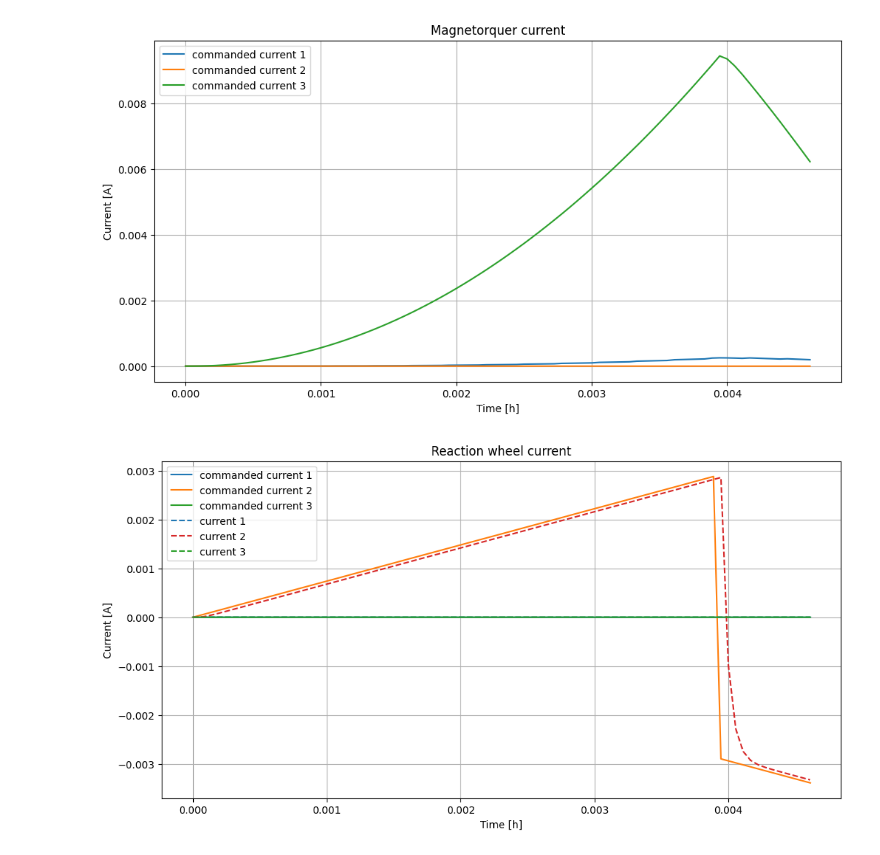
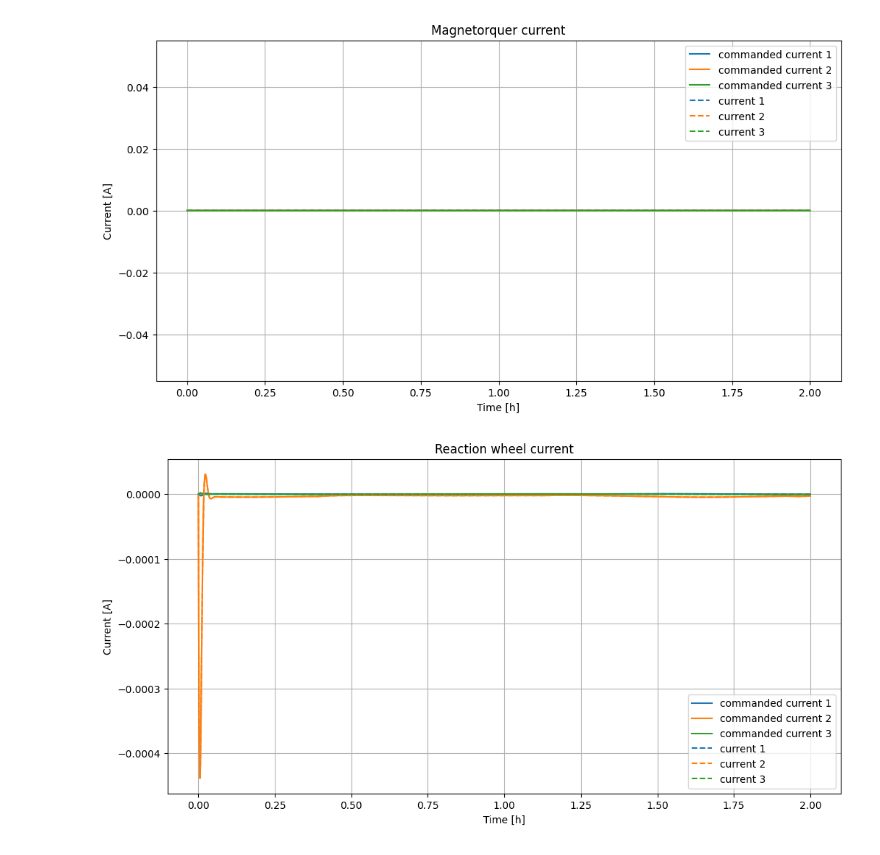
Before and after one commit to maxi-fr/adaptive-satellite-control, a Jupyter notebook: src/analysis.ipynb, the cells around one changed output. Saved outputs shown, nothing was run; the diff lists cells and outputs as text; code cells hidden in the pictures.

```diff
--- a/src/analysis.ipynb
+++ b/src/analysis.ipynb
@@ -6,9 +6,8 @@ import os
 import glob
 from scipy.spatial.transform import Rotation as R
 
-%matplotlib inline
 # Find latest simulation folder
-log_folder = r"C:\Adaptive Satellite Control\adaptive-satellite-control\Simulation_2026-01-03_10-04-29"
+log_folder = r"C:\Adaptive Satellite Control\adaptive-satellite-control\Simulation_2026-01-03_17-58-59"
 # %%
 state = pd.read_csv(os.path.join(log_folder, 'state.csv'))
 inputs = pd.read_csv(os.path.join(log_folder, 'input.csv'))
@@ -65,9 +89,9 @@ plt.figure(figsize=(12, 6))
 plt.plot(inputs['t'], inputs['i_cmd_mag_1'], label='commanded current 1')
 plt.plot(inputs['t'], inputs['i_cmd_mag_2'], label='commanded current 2')
 plt.plot(inputs['t'], inputs['i_cmd_mag_3'], label='commanded current 3')
-# plt.plot(state['t'], state['i_mag_1'], color="tab:blue", linestyle="--", label='current 1')
-# plt.plot(state['t'], state['i_mag_2'], color="tab:red", linestyle="--", label='current 2')
-# plt.plot(state['t'], state['i_mag_3'], color="tab:green", linestyle="--", label='current 3')
+plt.plot(state['t'], state['i_mag_1'], color="tab:blue", linestyle="--", label='current 1')
+plt.plot(state['t'], state['i_mag_2'], color="tab:orange", linestyle="--", label='current 2')
+plt.plot(state['t'], state['i_mag_3'], color="tab:green", linestyle="--", label='current 3')
 plt.title('Magnetorquer current')
 plt.xlabel('Time [h]')
 plt.ylabel('Current [A]')
@@ -75,22 +99,22 @@ plt.legend()
 plt.grid(True)
 plt.show()
 # %% [output]
-[figure, old version]
+[figure, new version]
 # %%
 plt.figure(figsize=(12, 6))
 plt.plot(inputs['t'], inputs['i_cmd_rw_1'], label='commanded current 1')
 plt.plot(inputs['t'], inputs['i_cmd_rw_2'], label='commanded current 2')
 plt.plot(inputs['t'], inputs['i_cmd_rw_3'], label='commanded current 3')
 plt.plot(state['t'], state['i_rw_1'], color="tab:blue", linestyle="--", label='current 1')
-plt.plot(state['t'], state['i_rw_2'], color="tab:red", linestyle="--", label='current 2')
+plt.plot(state['t'], state['i_rw_2'], color="tab:orange", linestyle="--", label='current 2')
 plt.plot(state['t'], state['i_rw_3'], color="tab:green", linestyle="--", label='current 3')
 plt.title('Reaction wheel current')
 plt.xlabel('Time [h]')
 plt.ylabel('Current [A]')
 plt.legend()
 plt.grid(True)
 plt.show()
 # %% [output]
-[figure, old version]
+[figure, new version]
 # %%
 # Plot Angular Velocity
```
Also changed, not shown: parts of 7 cells of this notebook, 8 other files.
